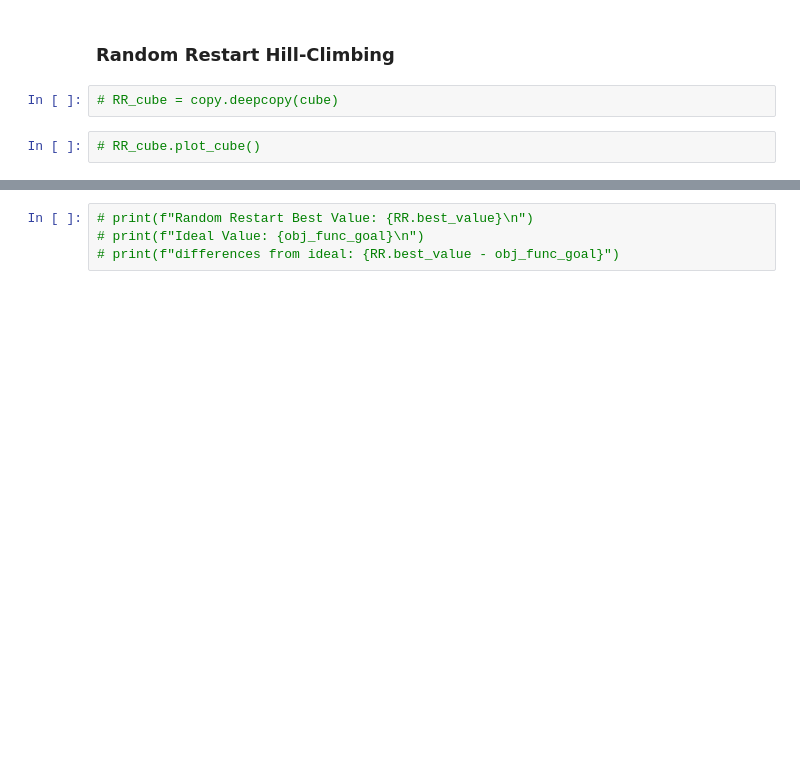
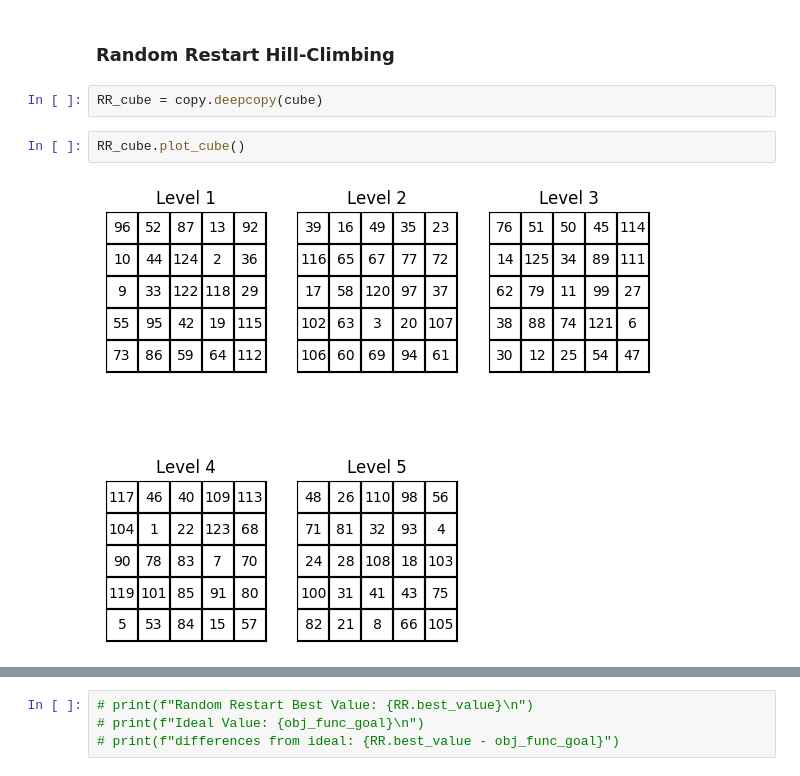
Before and after one commit to marcellinow/diagonal-magic-cube, a Jupyter notebook: main.ipynb, the cells around one changed output, grey strips where cells are left out. Saved outputs shown, nothing was run; the diff lists cells and outputs as text; blank space fills up the shorter version.

```diff
--- a/main.ipynb
+++ b/main.ipynb
@@ -111,7 +132,9 @@ cube = problem_cube.initial_state()
 # %% [markdown]
 ### Random Restart Hill-Climbing
 # %%
-# RR_cube = copy.deepcopy(cube)
+RR_cube = copy.deepcopy(cube)
-# %%
-# RR_cube.plot_cube()
+# %%
+RR_cube.plot_cube()
+# %% [output]
+[figure, added]
 # %%
```
Also changed, not shown: parts of 27 cells of this notebook, 3 other files.
